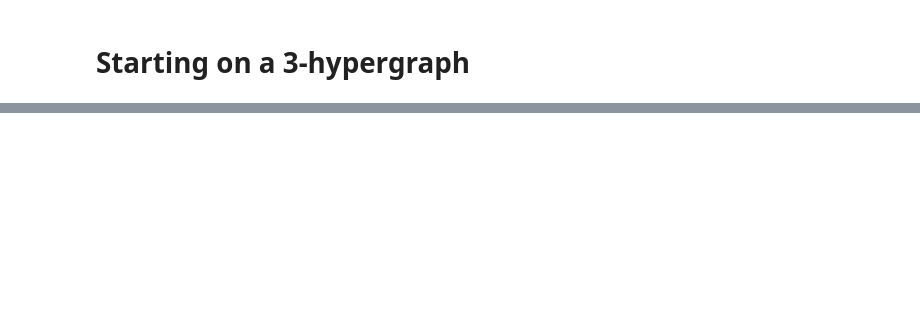
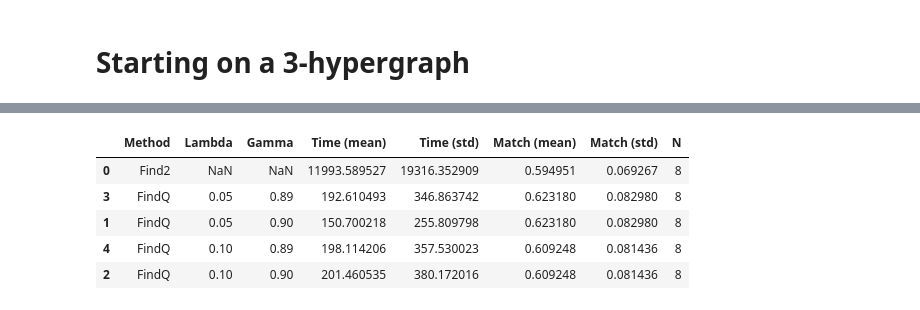
Before and after one commit to ayllon/MatchBox, a Jupyter notebook: notebooks/results-dc2.ipynb, the cells around one changed output, grey strips where cells are left out. Cells and saved outputs as stored; diff of their text form; code cells hidden in the pictures; blank space fills up the shorter version.

```diff
--- a/notebooks/results-dc2.ipynb
+++ b/notebooks/results-dc2.ipynb
@@ -35,3 +45,10 @@ plot.plot_comparison(h3_find2, h3_findq)
 # %%
-h3_stats = general_stats(h3_find2, h3_findq)
+h3_stats = general_stats(h3_find2, h3_findq, findq_subset)
 h3_stats
+# %% [output]
+|  | Method | Lambda | Gamma | Time (mean) | Time (std) | Match (mean) | Match (std) | N |
+| 0 | Find2 | NaN | NaN | 11993.589527 | 19316.352909 | 0.594951 | 0.069267 | 8 |
+| 3 | FindQ | 0.05 | 0.89 | 192.610493 | 346.863742 | 0.623180 | 0.082980 | 8 |
+| 1 | FindQ | 0.05 | 0.90 | 150.700218 | 255.809798 | 0.623180 | 0.082980 | 8 |
+| 4 | FindQ | 0.10 | 0.89 | 198.114206 | 357.530023 | 0.609248 | 0.081436 | 8 |
+| 2 | FindQ | 0.10 | 0.90 | 201.460535 | 380.172016 | 0.609248 | 0.081436 | 8 |
```
Also changed, not shown: parts of 7 cells of this notebook, 11 other files.
